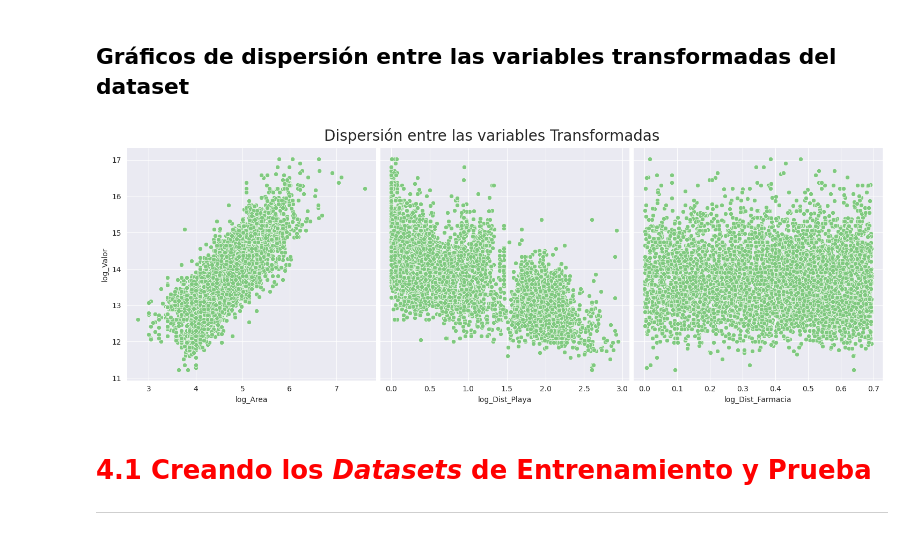
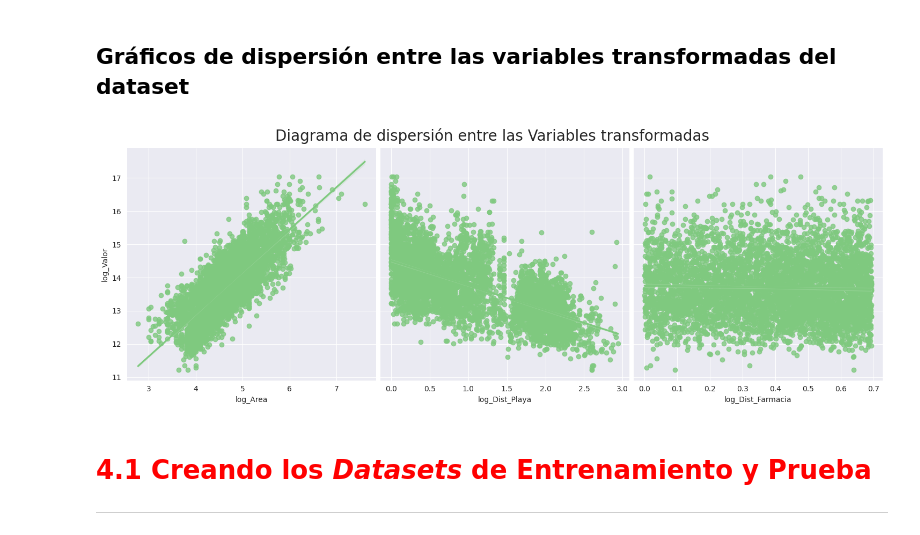
Before and after one commit to ahcamachod/2212-regresion-lineal-tecnicas-avanzadas-de-modelado, a Jupyter notebook: 2212_Regresion_lineal.ipynb, the cells around one changed output. Saved outputs shown, nothing was run; the diff lists cells and outputs as text; code cells hidden in the pictures.

```diff
--- a/2212_Regresion_lineal.ipynb
+++ b/2212_Regresion_lineal.ipynb
@@ -34,5 +34,5 @@ import pandas as pd
 # %%
-datos = pd.read_csv('/content/Datos/dataset.csv', sep=';')
+datos = pd.read_csv('/content/dataset.csv',sep=';')
 # %% [markdown]
 ## Visualizar los datos
 # %%
@@ -202,11 +211,11 @@ ax;
 # %% [markdown]
 ## Gráficos de dispersión entre las variables transformadas del dataset
 # %%
-ax = sns.pairplot(datos, y_vars='log_Valor', x_vars=['log_Area', 'log_Dist_Playa', 'log_Dist_Farmacia'], height=5)
-ax.fig.suptitle('Dispersión entre las variables Transformadas', fontsize=20, y=1.05)
+ax = sns.pairplot(datos,y_vars='log_Valor',x_vars=['log_Area','log_Dist_Playa','log_Dist_Farmacia'],kind='reg',height=5)
+ax.fig.suptitle('Diagrama de dispersión entre las Variables transformadas',fontsize=20,y=1.05)
 ax;
 # %% [output]
-[figure, old version]
+[figure, new version]
 # %% [markdown]
 # <font color='red' style='font-size: 30px;'>4.1 Creando los *Datasets* de Entrenamiento y Prueba</font>
 <hr style='border: 2px solid red;'>
```
Also changed, not shown: parts of 23 cells of this notebook.
